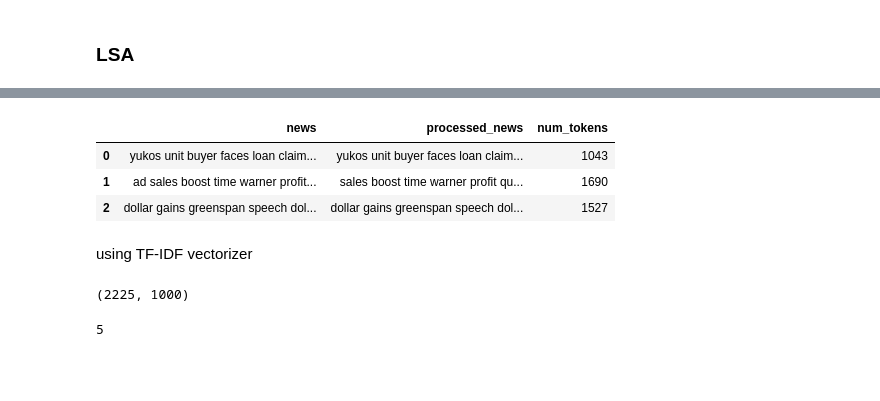
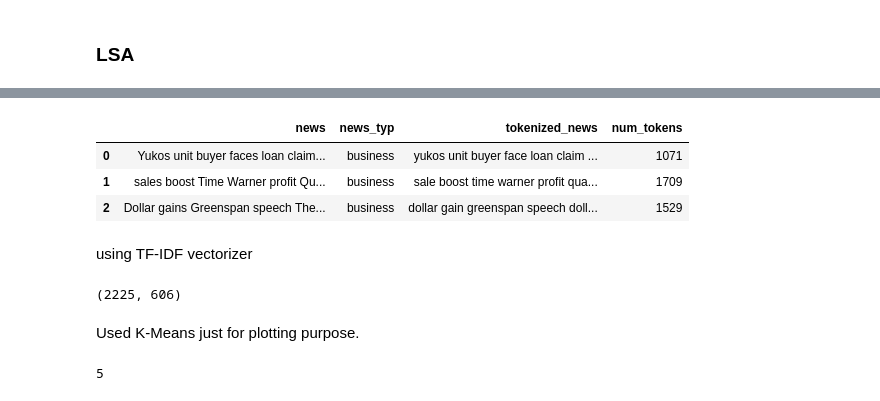
Before and after one commit to M0n1ka-05/Topic-Modelling-on-news-article, a Jupyter notebook: Monika_Shinde_Team_3_Capestone_Project_4_Topic_Modeling_on_News_Articles_Capstone_Project.ipynb, the cells around one changed output, grey strips where cells are left out. Saved outputs shown, nothing was run; the diff lists cells and outputs as text; code cells hidden in the pictures; blank space fills up the shorter version.

```diff
--- a/Monika_Shinde_Team_3_Capestone_Project_4_Topic_Modeling_on_News_Articles_Capstone_Project.ipynb
+++ b/Monika_Shinde_Team_3_Capestone_Project_4_Topic_Modeling_on_News_Articles_Capstone_Project.ipynb
@@ -148,4 +169,4 @@ def rmv_stopwords(text):
 # %%
-new_df['news'] = new_df['news'].apply(rmv_stopwords)
-new_df.head(10)
+news_df['tokenized_news'] = news_df['news'].apply(rmv_stopwords)
+news_df.head(10)
 # %% [output]
@@ -173 +195,9 @@ new_df['processed_news'] = new_df['processed_news'].apply(lambda x: ' '.join([w
+# %%
+#lemmetization
+lemmatizer = nltk.stem.WordNetLemmatizer()
+
+def lemmatize_text(text):
+    return ' '.join([lemmatizer.lemmatize(w) for w in text])
+# %%
+news_df['tokenized_news'] = news_df['tokenized_news'].apply(lemmatize_text)
 # %%
@@ -182,6 +214,6 @@ new_df.head(5)
 # %%
 # Sum the number of tokens in each Doc
-new_df['num_tokens'] = [len(token) for token in new_df.processed_news]
+news_df['num_tokens'] = [len(token) for token in news_df.tokenized_news]
 # Visualize histogram of tokens per tweet
 plt.figure(figsize=(15,8))
 g = sns.histplot(new_df.num_tokens, bins = 10)
@@ -358,22 +462,24 @@ topic
 # %%
-new_df.head(3)
+news_df.head(3)
 # %% [output]
-|  | news | processed_news | num_tokens |
-| 0 | yukos unit buyer faces loan claim... | yukos unit buyer faces loan claim... | 1043 |
-| 1 | ad sales boost time warner profit... | sales boost time warner profit qu... | 1690 |
-| 2 | dollar gains greenspan speech dol... | dollar gains greenspan speech dol... | 1527 |
+|  | news | news_typ | tokenized_news | num_tokens |
+| 0 | Yukos unit buyer faces loan claim... | business | yukos unit buyer face loan claim ... | 1071 |
+| 1 | sales boost Time Warner profit Qu... | business | sale boost time warner profit qua... | 1709 |
+| 2 | Dollar gains Greenspan speech The... | business | dollar gain greenspan speech doll... | 1529 |
 # %% [markdown]
 using TF-IDF vectorizer
 # %%
 from sklearn.feature_extraction.text import TfidfVectorizer
 
-vectorizer = TfidfVectorizer(stop_words='english',
-max_features= 1000, # keep top 1000 terms
-max_df = 0.5,
-smooth_idf=True)
+vectorizer = TfidfVectorizer(max_df=0.8, max_features=10000,
+                                 min_df=0.05,
+                                 use_idf=True,
+                                  lowercase=True)
 
-X = vectorizer.fit_transform(new_df['processed_news'])
+X = vectorizer.fit_transform(news_data)
 
 X.shape # check shape of the document-term matrix
 # %% [output]
-(2225, 1000)
+(2225, 606)
+# %% [markdown]
+Used K-Means just for plotting purpose.
```
Also changed, not shown: parts of 75 cells of this notebook.
